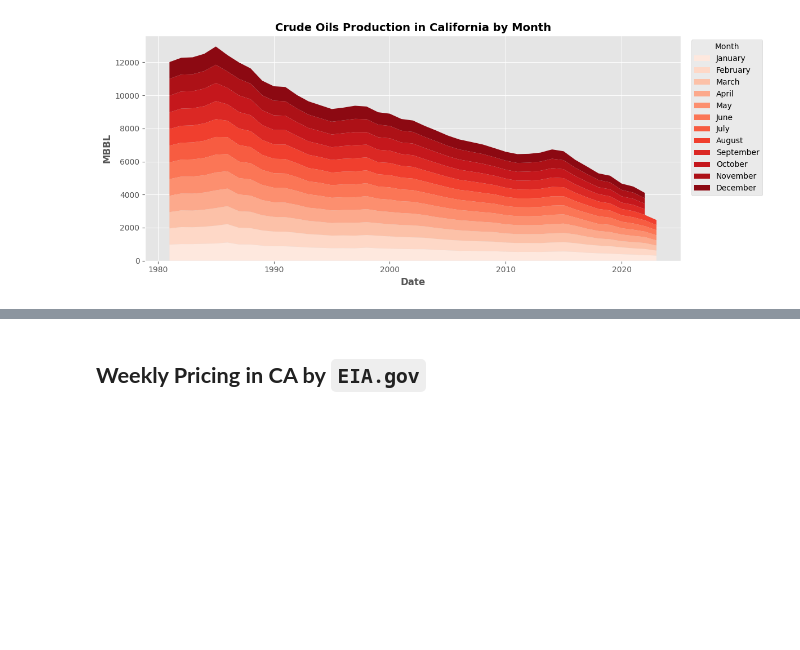
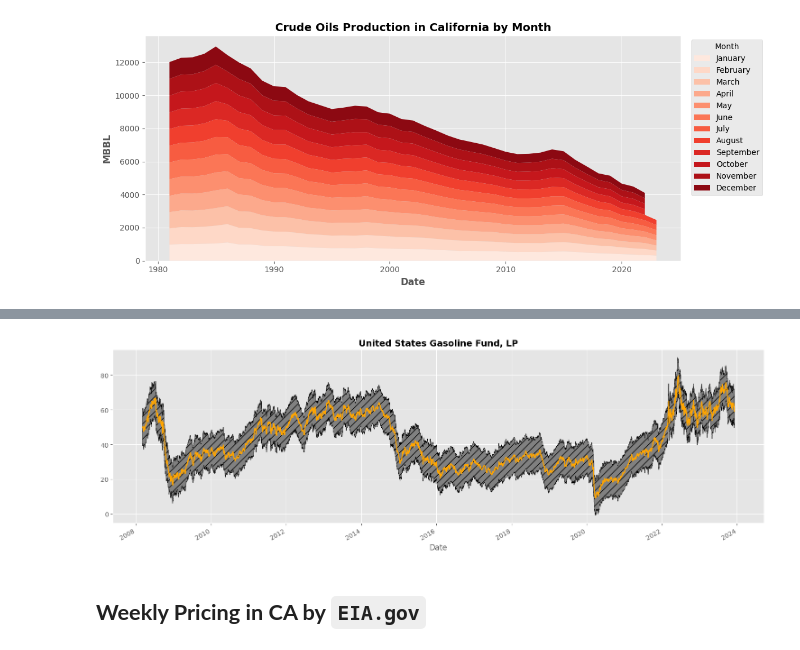
Before and after one commit to OdinProjectI/GasolinePricesAnalysis, a Jupyter notebook: CaliforniaGAsolinePricing.ipynb, the cells around one changed output, grey strips where cells are left out. Cells and saved outputs as stored; diff of their text form; code cells hidden in the pictures; blank space fills up the shorter version.

Commit message:
Explore United States Historical Gasoline Fund from yahoo finance

```diff
--- a/CaliforniaGAsolinePricing.ipynb
+++ b/CaliforniaGAsolinePricing.ipynb
@@ -41,7 +43,7 @@ cust_func: 'DataFrame' = pd.read_sql("SELECT definition FROM sys.sql_modules", c
 # %% [markdown]
 ## **ODIN MySQL Backend**
 # %%
-user1, passwd1, host1, db1, _ = list(json.loads(mssql_secrets.get_secret_value(SecretId='mysql_develoment').get('SecretString')).values())
+user1, passwd1, host1, db1, db_path = list(json.loads(mssql_secrets.get_secret_value(SecretId='mysql_develoment').get('SecretString')).values())
 con1: 'MSSQL' = pymysql.connect(user=user1, password=passwd1, database=db1, host=host1)
 con1.autocommit(True)
 # %% [markdown]
@@ -109,0 +114,4 @@ plt.tight_layout()
+# %%
+uga_df: 'DataFrame' = pd.read_csv(os.path.join( os.path.join( db_path, 'dataset'), 'UGA.csv' ) )
+uga_df['Date'] = pd.to_datetime(uga_df['Date'])
+uga_df.set_index('Date').sort_index().head()
@@ -110,3 +126,13 @@ plt.tight_layout()
+# %%
+fig = plt.figure(figsize=(15,5))
+ax = fig.add_subplot()
+uga_df.set_index('Date').apply(lambda row: (row['Low'] + row['High']) / 2 ,axis=1).plot(ax=ax,color='orange')
+ax.fill_between(x=uga_df['Date'].tolist(), y1=uga_df['Open'] - 10, y2=uga_df['Close'] + 10 , color='grey', step='pre', hatch='//', edgecolor='black')
+ax.set_title("United States Gasoline Fund, LP", fontweight='bold', fontsize=14)
+
+plt.tight_layout()
+# %% [output]
+[figure, added]
 # %% [markdown]
 ## **Weekly Pricing in CA by `EIA.gov`**
 # %%
```
Also changed, not shown: parts of 3 cells of this notebook.
